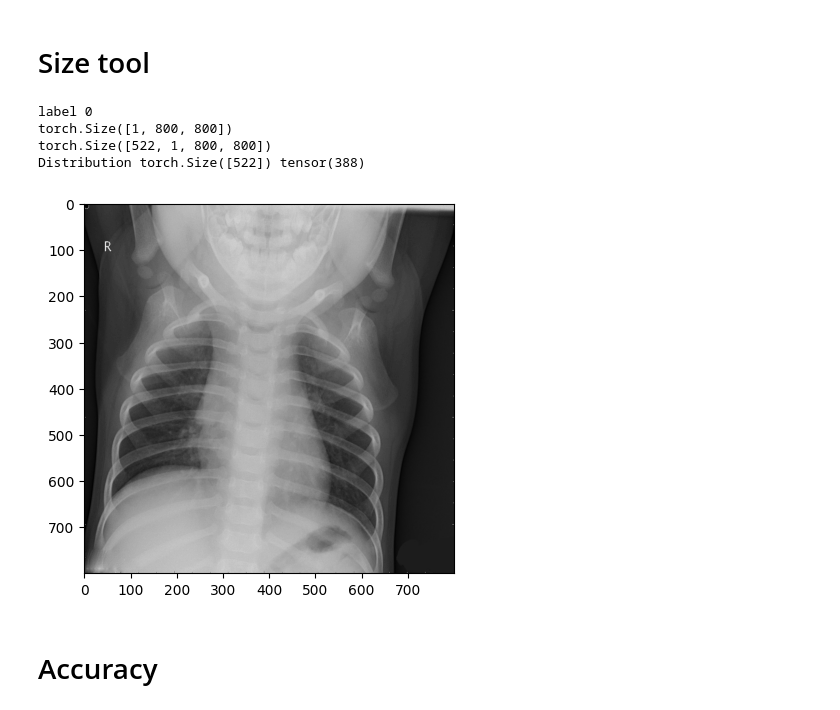
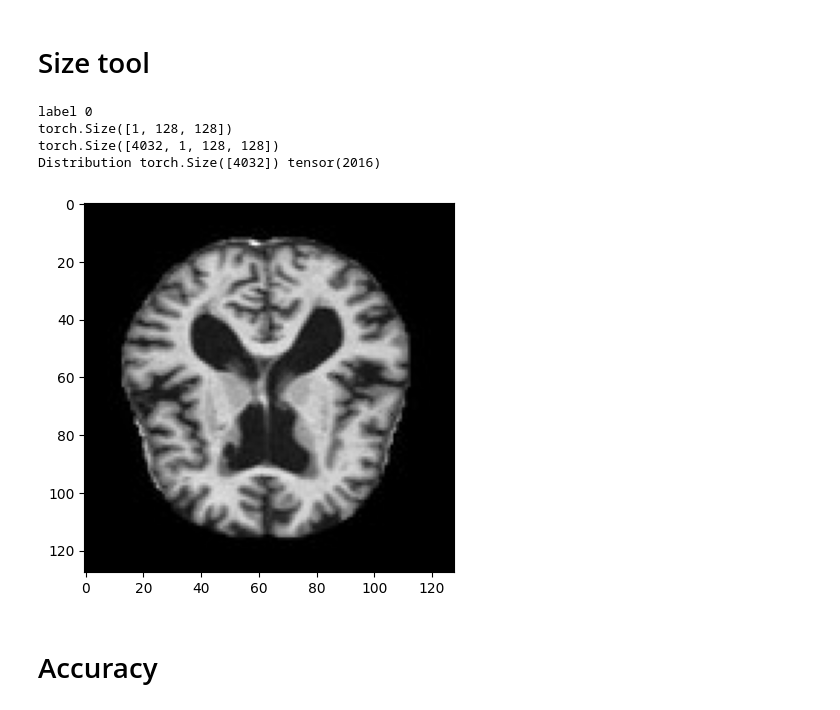
Before and after one commit to Thire399/DC-MasterThesis-2023, a Jupyter notebook: AccuracycheckerTool.ipynb, the cells around one changed output. Cells and saved outputs as stored; diff of their text form; code cells hidden in the pictures.

```diff
--- a/AccuracycheckerTool.ipynb
+++ b/AccuracycheckerTool.ipynb
@@ -94,12 +98,12 @@ import numpy as np
 import torch.nn as nn
 import os
 index = 1
-#dataset = 'Alzheimer_MRI'
-dataset = 'chest_xray'
+dataset = 'Alzheimer_MRI'
+#dataset = 'chest_xray'
 #datasetType = '01PercentDistribution'
 #datasetType = '10PercentRandom'
-datasetType = '10PercentDistribution'
-#datasetType = ''
+#datasetType = '10PercentDistribution'
+datasetType = ''
 directory = '/home/thire399/Documents/School/DC-MasterThesis-2023/Data'
 os.chdir(directory)
 data = torch.load(f'Proccesed/{dataset}/'+ datasetType +'trainX.pt')
@@ -108,37 +112,37 @@ print(f'label {y[index]}')
 print(data[index].shape)
 print(data.shape)
 #print(data[index])
 plt.imshow(data[index][0], cmap = 'gray')
 print('Distribution', y.shape, sum(y))
 #print(torch.max(data[0]), torch.min(data[0]))
 plt.show()
 #from torchvision import models
 #import torch.nn as nn
 #import torch
 #model = models.resnet50(pretrained = False)
 #
 #model.fc = nn.Linear(in_features = 2048, out_features = 1, bias=True)
 #model.fc.add_module('sigmoid', nn.Sigmoid())
 #data = data.repeat(1,3,1,1)
 #Set = torch.utils.data.TensorDataset(data, y)
 #Loader = torch.utils.data.DataLoader(Set,
 #                                        batch_size = 10,
 #                                        shuffle = True,
 #                                        num_workers = 0)
 #for i, (dd, yy) in enumerate(Loader):
 #    out = model(data.type(torch.float32))
 #    out = nn.Sigmoid()(out)
 #    break
 ##out = out.clamp(min = 0)
 #
 #for i in range(10):
 #    print(out[i], yy[i].item())
 # %% [output]
 label 0
-torch.Size([1, 800, 800])
-torch.Size([522, 1, 800, 800])
-Distribution torch.Size([522]) tensor(388)
+torch.Size([1, 128, 128])
+torch.Size([4032, 1, 128, 128])
+Distribution torch.Size([4032]) tensor(2016)
-[figure, old version]
+[figure, new version]
 # %% [markdown]
 # Accuracy
 # %%
```
Also changed, not shown: parts of 1 cell of this notebook, 8 other files.
